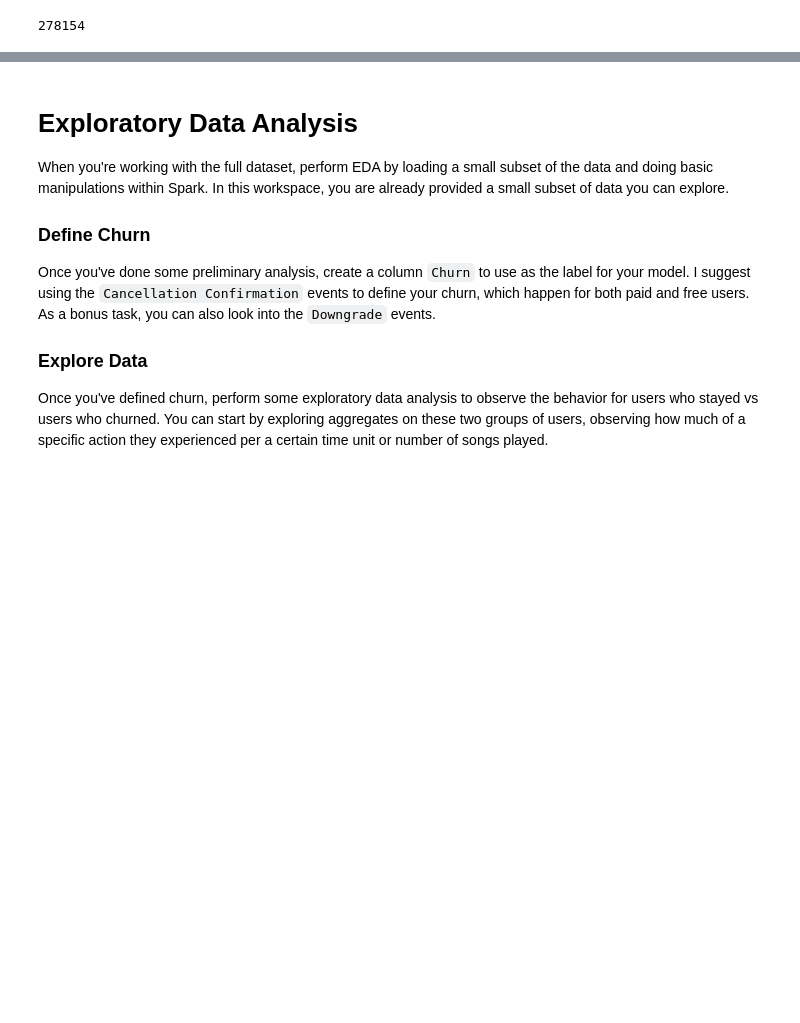
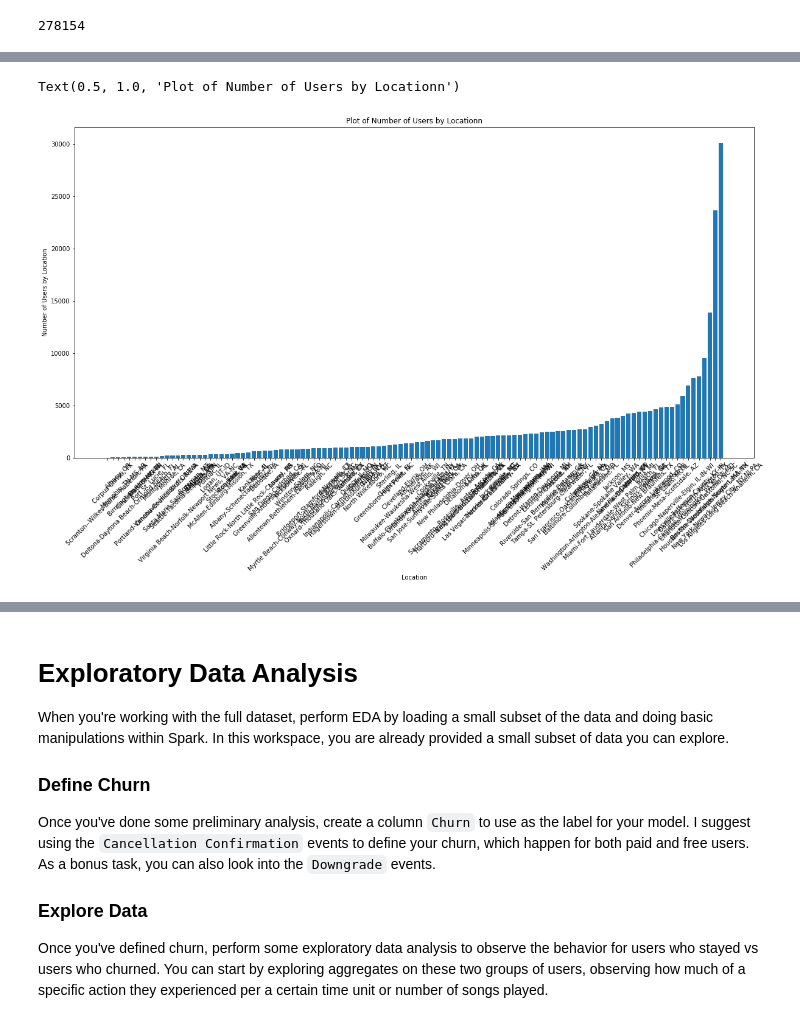
Before and after one commit to BurgerWu/Sparkify-Project, a Jupyter notebook: Sparkify.ipynb, the cells around one changed output, grey strips where cells are left out. Saved outputs shown, nothing was run; the diff lists cells and outputs as text; code cells hidden in the pictures; blank space fills up the shorter version.

```diff
--- a/Sparkify.ipynb
+++ b/Sparkify.ipynb
@@ -59,0 +110,12 @@ df.count()
+# %%
+#Plot number of users by location
+location_count = df.groupBy('location').count().orderBy("count").toPandas()
+plt.figure(figsize = [40,10])
+plt.bar(location_count['location'], location_count['count'])
+plt.xticks(rotation = 90, fontsize=8)
+plt.xlabel("Location")
+plt.ylabel("Number of Users by Location")
+plt.title("Plot of Number of Users by Locationn")
+# %% [output]
+Text(0.5, 1.0, 'Plot of Number of Users by Locationn')
+[figure, added]
```
Also changed, not shown: parts of 11 cells of this notebook.
